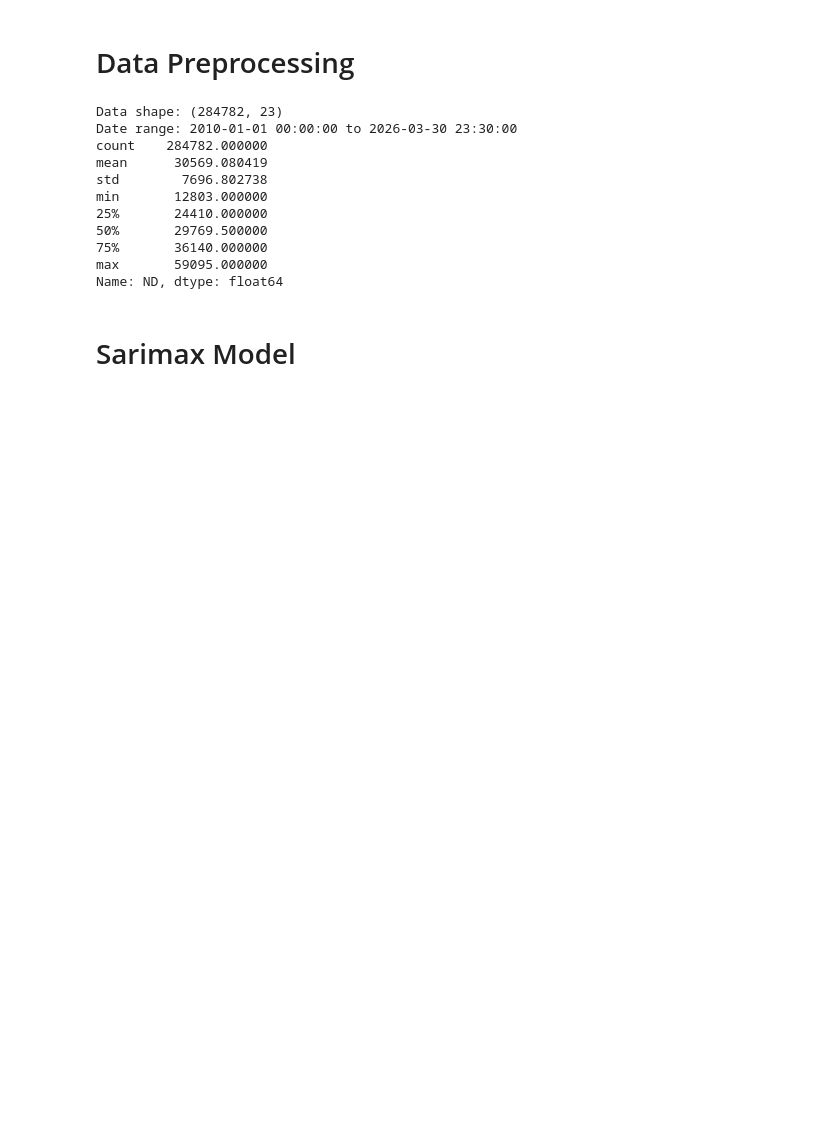
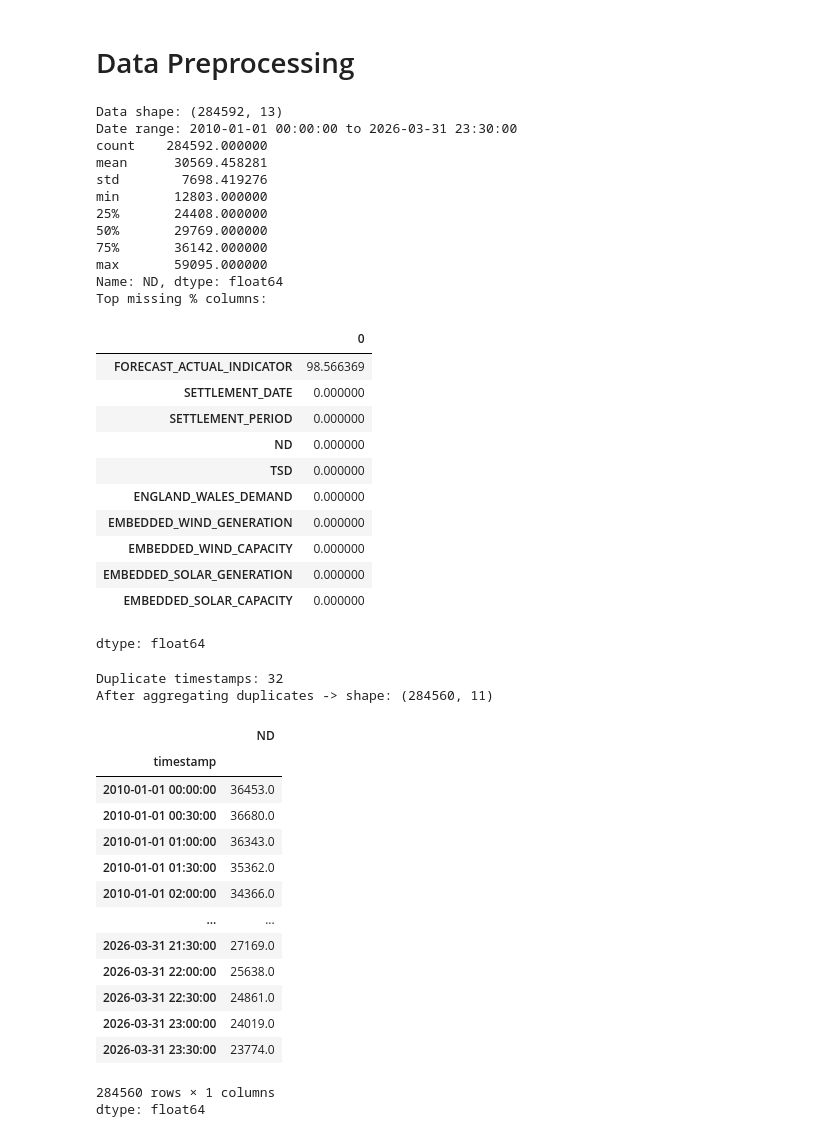
Before and after one commit to ruchira0011/Electricity-Demand-Forecasting-in-Great-Britain, a Jupyter notebook: Uk_Energy_Sarimax.ipynb, the cells around one changed output. Drawn from its saved outputs; the diff is of its cells as text; code cells hidden in the pictures; blank space fills up the shorter version.

```diff
--- a/Uk_Energy_Sarimax.ipynb
+++ b/Uk_Energy_Sarimax.ipynb
@@ -100,43 +100,76 @@ df = df.sort_index()
 # 6. Assign demand column
 demand_col = "ND"
 demand = df[demand_col]
 
 # 7. Basic dataset info
 print("Data shape:", df.shape)
 print("Date range:", df.index.min(), "to", df.index.max())
 
 # 8. Demand statistics
 print(demand.describe())
 
 
 # missing value handling
 # Missingness
 missing = df.isna().mean().sort_values(ascending=False) * 100
 print("Top missing % columns:")
 display(missing.head(10))
 
 # Duplicates in time index
 dup_count = df.index.duplicated().sum()
 print("Duplicate timestamps:", dup_count)
 
 # If duplicates exist, aggregate them
 if dup_count > 0:
     df = df.groupby(df.index).mean(numeric_only=True)
     print("After aggregating duplicates -> shape:", df.shape)
+
+
+# Select demand series
+series = df["ND"]
+series
 # %% [output]
-Data shape: (284782, 23)
-Date range: 2010-01-01 00:00:00 to 2026-03-30 23:30:00
-count    284782.000000
-mean      30569.080419
-std        7696.802738
+Data shape: (284592, 13)
+Date range: 2010-01-01 00:00:00 to 2026-03-31 23:30:00
+count    284592.000000
+mean      30569.458281
+std        7698.419276
 min       12803.000000
-25%       24410.000000
-50%       29769.500000
-75%       36140.000000
+25%       24408.000000
+50%       29769.000000
+75%       36142.000000
 max       59095.000000
 Name: ND, dtype: float64
+Top missing % columns:
+|  | 0 |
+| FORECAST_ACTUAL_INDICATOR | 98.566369 |
+| SETTLEMENT_DATE | 0.000000 |
+| SETTLEMENT_PERIOD | 0.000000 |
+| ND | 0.000000 |
+| TSD | 0.000000 |
+| ENGLAND_WALES_DEMAND | 0.000000 |
+| EMBEDDED_WIND_GENERATION | 0.000000 |
+| EMBEDDED_WIND_CAPACITY | 0.000000 |
+| EMBEDDED_SOLAR_GENERATION | 0.000000 |
+| EMBEDDED_SOLAR_CAPACITY | 0.000000 |
+dtype: float64
+Duplicate timestamps: 32
+After aggregating duplicates -> shape: (284560, 11)
+|  | ND |
+| timestamp |  |
+| 2010-01-01 00:00:00 | 36453.0 |
+| 2010-01-01 00:30:00 | 36680.0 |
+| 2010-01-01 01:00:00 | 36343.0 |
+| 2010-01-01 01:30:00 | 35362.0 |
+| 2010-01-01 02:00:00 | 34366.0 |
+| ... | ... |
+| 2026-03-31 21:30:00 | 27169.0 |
+| 2026-03-31 22:00:00 | 25638.0 |
+| 2026-03-31 22:30:00 | 24861.0 |
+| 2026-03-31 23:00:00 | 24019.0 |
+| 2026-03-31 23:30:00 | 23774.0 |
+284560 rows × 1 columns
+dtype: float64
-# %% [markdown]
-# Sarimax Model
 # %%
 # -------------------------------
 # 6. RESAMPLE → 4-HOURLY
```
Also changed, not shown: parts of 16 cells of this notebook.
